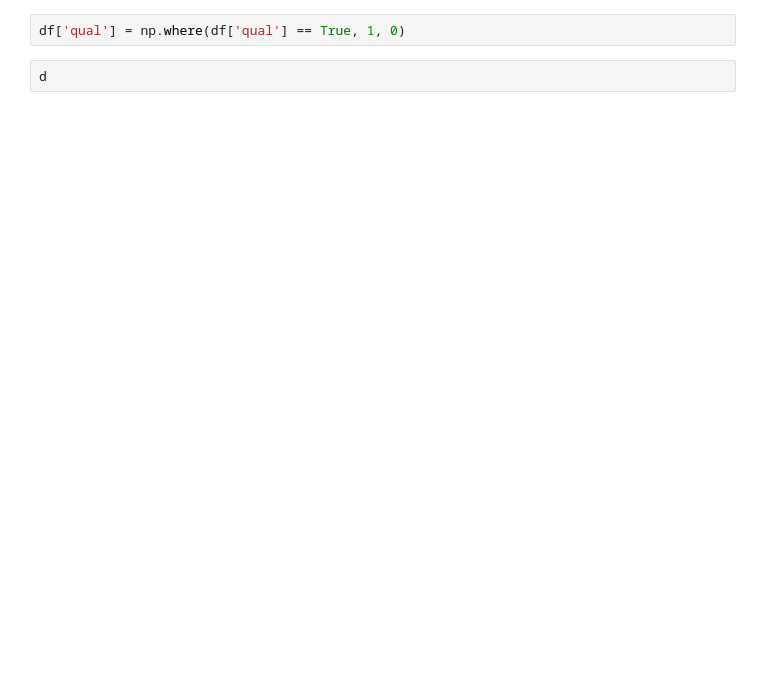
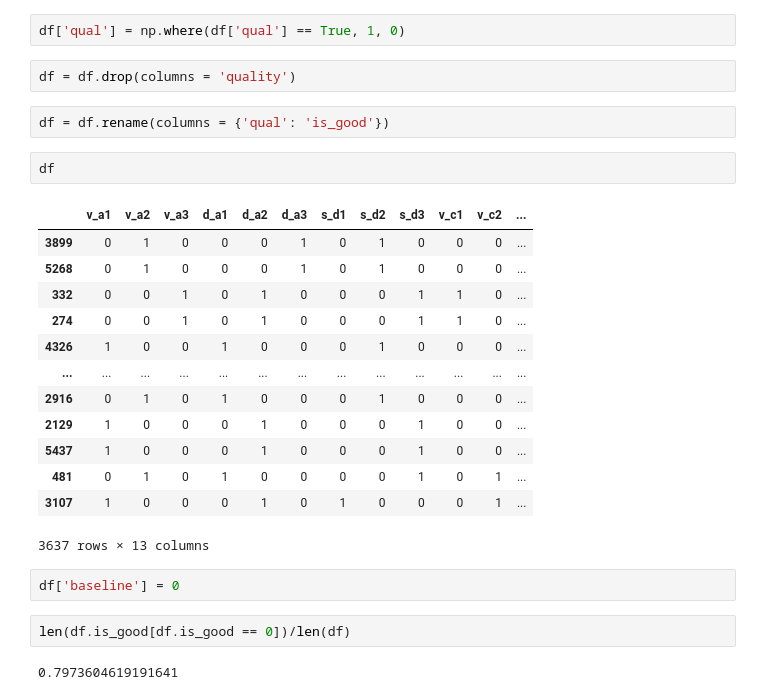
Before and after one commit to Fine-Wine/clustering-project-wine, a Jupyter notebook: Modeling.ipynb, the cells around one changed output. Drawn from its saved outputs; the diff is of its cells as text; blank space fills up the shorter version.

```diff
--- a/Modeling.ipynb
+++ b/Modeling.ipynb
@@ -163,4 +183,28 @@ df['qual'] = df['quality'] >= 7
 # %%
 df['qual'] = np.where(df['qual'] == True, 1, 0)
-# %%
-d
+# %%
+df = df.drop(columns = 'quality')
+# %%
+df = df.rename(columns = {'qual': 'is_good'})
+# %%
+df
+# %% [output]
+|  | v_a1 | v_a2 | v_a3 | d_a1 | d_a2 | d_a3 | s_d1 | s_d2 | s_d3 | v_c1 | v_c2 | ... |
+| 3899 | 0 | 1 | 0 | 0 | 0 | 1 | 0 | 1 | 0 | 0 | 0 | ... |
+| 5268 | 0 | 1 | 0 | 0 | 0 | 1 | 0 | 1 | 0 | 0 | 0 | ... |
+| 332 | 0 | 0 | 1 | 0 | 1 | 0 | 0 | 0 | 1 | 1 | 0 | ... |
+| 274 | 0 | 0 | 1 | 0 | 1 | 0 | 0 | 0 | 1 | 1 | 0 | ... |
+| 4326 | 1 | 0 | 0 | 1 | 0 | 0 | 0 | 1 | 0 | 0 | 0 | ... |
+| ... | ... | ... | ... | ... | ... | ... | ... | ... | ... | ... | ... | ... |
+| 2916 | 0 | 1 | 0 | 1 | 0 | 0 | 0 | 1 | 0 | 0 | 0 | ... |
+| 2129 | 1 | 0 | 0 | 0 | 1 | 0 | 0 | 0 | 1 | 0 | 0 | ... |
+| 5437 | 1 | 0 | 0 | 0 | 1 | 0 | 0 | 0 | 1 | 0 | 0 | ... |
+| 481 | 0 | 1 | 0 | 1 | 0 | 0 | 0 | 0 | 1 | 0 | 1 | ... |
+| 3107 | 1 | 0 | 0 | 0 | 1 | 0 | 1 | 0 | 0 | 0 | 1 | ... |
+3637 rows × 13 columns
+# %%
+df['baseline'] = 0
+# %%
+len(df.is_good[df.is_good == 0])/len(df)
+# %% [output]
+0.7973604619191641
```
Also changed, not shown: parts of 19 cells of this notebook, 1 other file.
